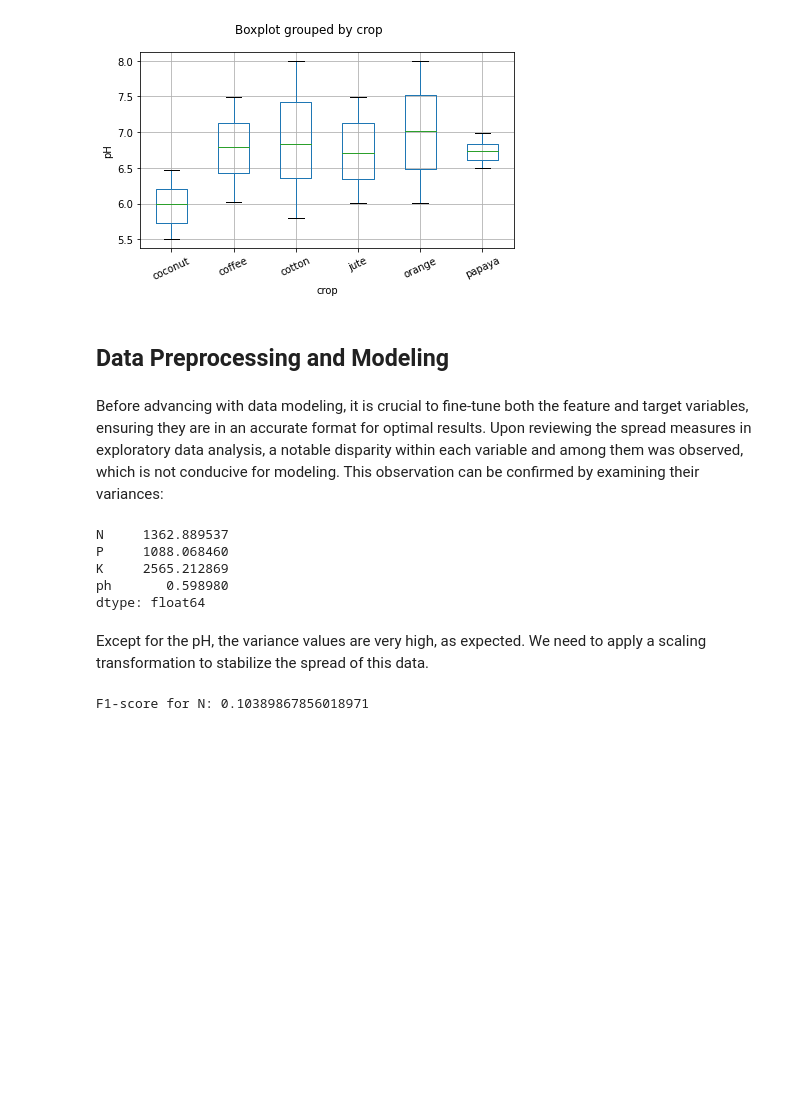
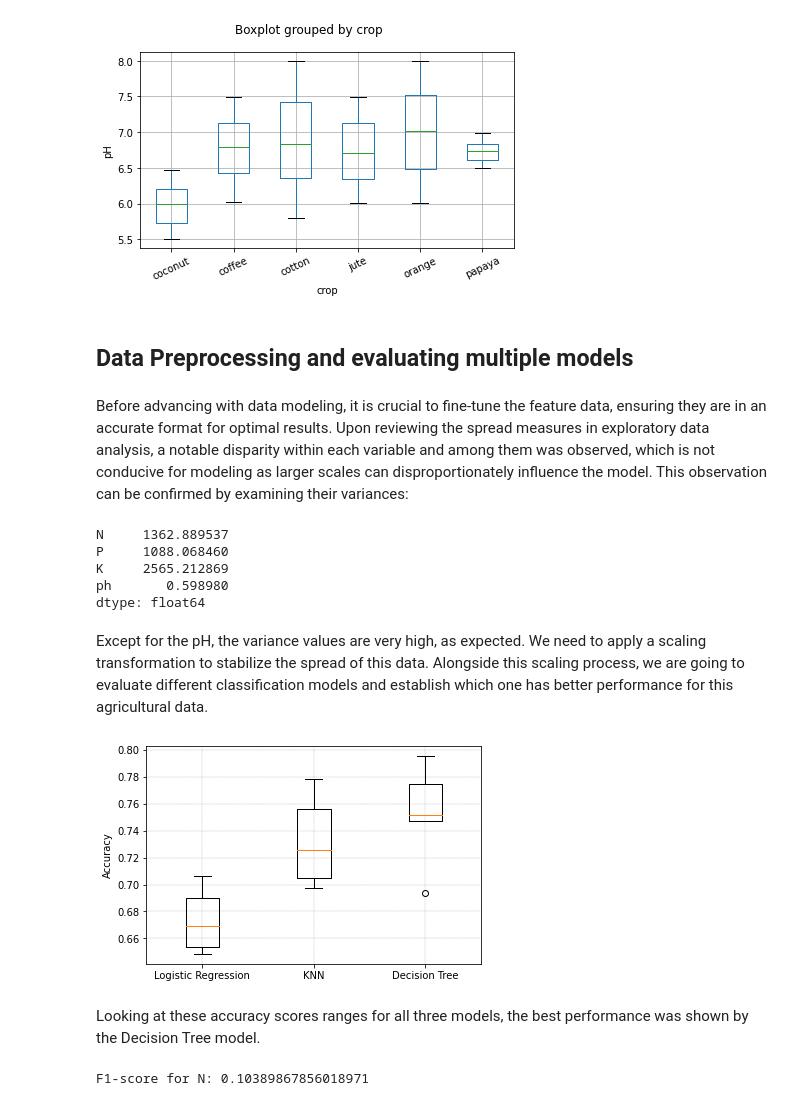
Before and after one commit to daniel-epm/agricultural_modeling, a Jupyter notebook: agriculture.ipynb, the cells around one changed output. Cells and saved outputs as stored; diff of their text form; code cells hidden in the pictures; blank space fills up the shorter version.

Commit message:
scaling and model selection

```diff
--- a/agriculture.ipynb
+++ b/agriculture.ipynb
@@ -260,9 +260,9 @@ plt.show()
 <Figure size 720x432 with 0 Axes>
 [figure]
 # %% [markdown]
-## Data Preprocessing and Modeling
+## Data Preprocessing and evaluating multiple models
 # %% [markdown]
-Before advancing with data modeling, it is crucial to fine-tune both the feature and target variables, ensuring they are in an accurate format for optimal results. Upon reviewing the spread measures in exploratory data analysis, a notable disparity within each variable and among them was observed, which is not conducive for modeling. This observation can be confirmed by examining their variances:
+Before advancing with data modeling, it is crucial to fine-tune the feature data, ensuring they are in an accurate format for optimal results. Upon reviewing the spread measures in exploratory data analysis, a notable disparity within each variable and among them was observed, which is not conducive for modeling as larger scales can disproportionately influence the model. This observation can be confirmed by examining their variances:
 # %%
 crops.iloc[:, :-1].var()
 # %% [output]
@@ -272,5 +272,5 @@ K     2565.212869
 ph       0.598980
 dtype: float64
 # %% [markdown]
-Except for the pH, the variance values are very high, as expected. We need to apply a scaling transformation to stabilize the spread of this data.
+Except for the pH, the variance values are very high, as expected. We need to apply a scaling transformation to stabilize the spread of this data. Alongside this scaling process, we are going to evaluate different classification models and establish which one has better performance for this agricultural data.
 # %%
@@ -281,8 +288,35 @@ from sklearn.metrics import f1_score
 # %%
-X = crops.drop("crop", axis = 1)
-y = crops["crop"]
+# Split data into training and test sets
+X = crops.drop("crop", axis = 1).values
+y = crops["crop"].values
 
 X_train, X_test, y_train, y_test = train_test_split(X, y, test_size = 0.2, random_state = 42)
+
+scaler = StandardScaler()
+
+X_train_scaled = scaler.fit_transform(X_train)
+X_test_scaled = scaler.transform(X_test)
+
+models = {'Logistic Regression': LogisticRegression(),
+          'KNN': KNeighborsClassifier(),
+          'Decision Tree': DecisionTreeClassifier()}
+
+accuracy_results = []
+
+# Run a 6-fold cross-validation on each model
+for model in models.values():
+    kf = KFold(n_splits= 6, shuffle= True, random_state= 42,)
+    cv_results = cross_val_score(model, X_train_scaled, y_train, cv= kf) # Computed metric is accuracy by default
+    accuracy_results.append(cv_results)
+
+plt.boxplot(accuracy_results, labels = models.keys())
+plt.ylabel("Accuracy")
+plt.grid(linewidth= 0.4, linestyle="--")
+plt.show()
+# %% [output]
+[figure, added]
+# %% [markdown]
+Looking at these accuracy scores ranges for all three models, the best performance was shown by the Decision Tree model.
 # %%
 for feature in crops.columns.to_list()[:-1]:
 
```
Also changed, not shown: parts of 1 cell of this notebook.
